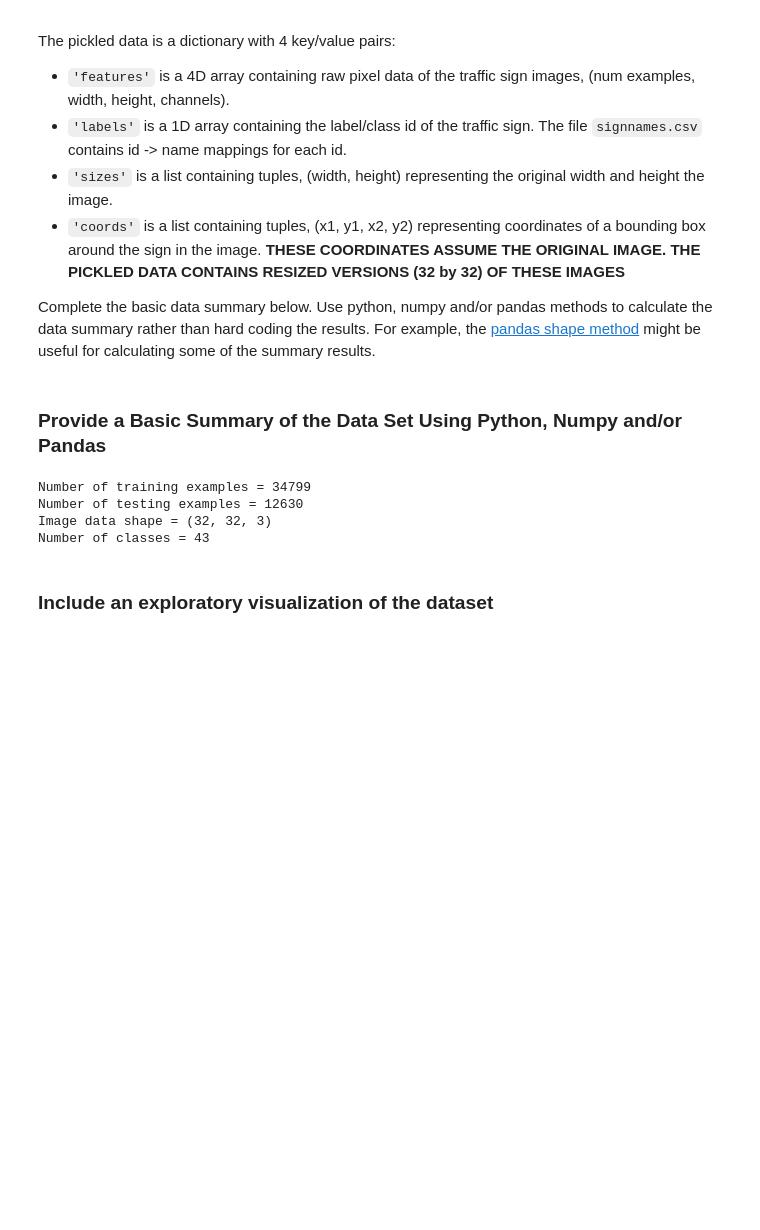
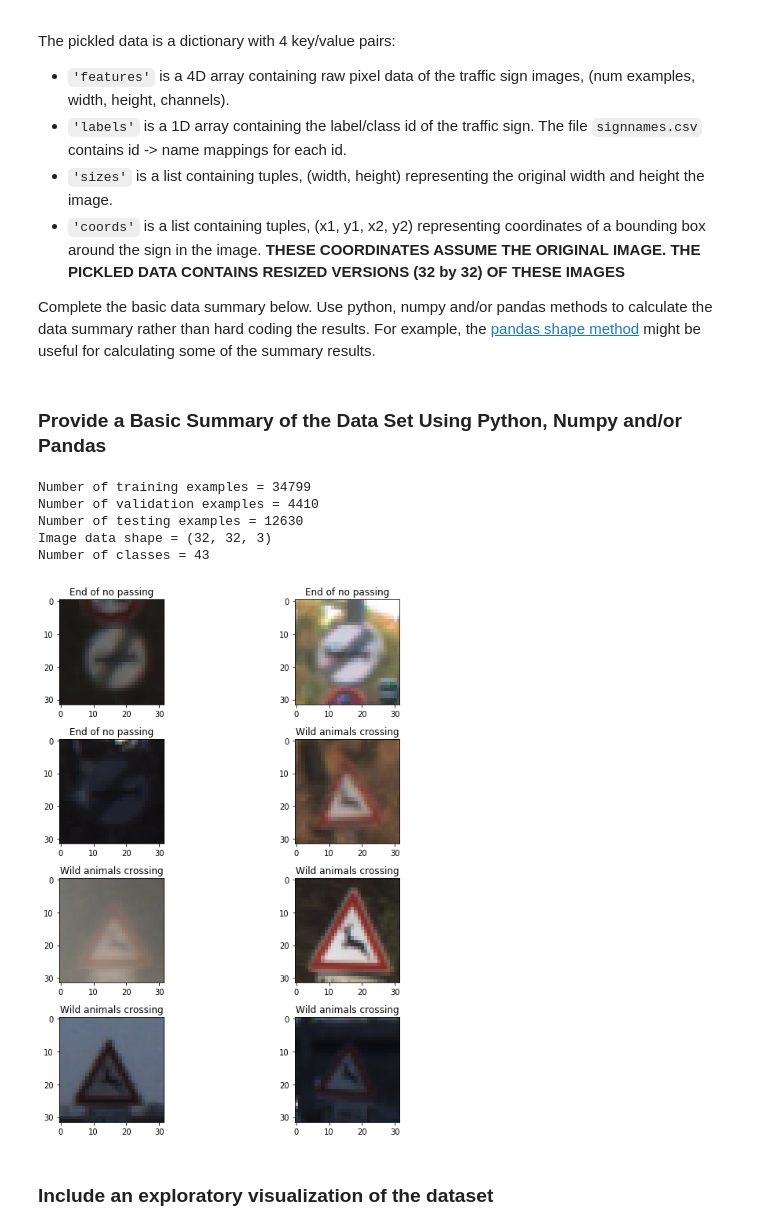
Before and after one commit to diamondspark/Traffic-Sign-Classifier, a Jupyter notebook: Traffic_Sign_Classifier.ipynb, the cells around one changed output. Saved outputs shown, nothing was run; the diff lists cells and outputs as text; code cells hidden in the pictures; blank space fills up the shorter version.

```diff
--- a/Traffic_Sign_Classifier.ipynb
+++ b/Traffic_Sign_Classifier.ipynb
@@ -57,32 +57,48 @@ Complete the basic data summary below. Use python, numpy and/or pandas methods t
 # %%
 ### Replace each question mark with the appropriate value.
 ### Use python, pandas or numpy methods rather than hard coding the results
 import numpy as np
 # TODO: Number of training examples
 n_train = train['labels'].shape[0]
 
 # TODO: Number of validation examples
 n_validation = valid['labels'].shape[0]
 
 # TODO: Number of testing examples.
 n_test = test['labels'].shape[0]
 
 # TODO: What's the shape of an traffic sign image?
 image_shape = train['features'][0].shape
 
 # TODO: How many unique classes/labels there are in the dataset.
 n_class = np.concatenate((train['labels'],valid['labels'],test['labels']))
 n_classes = np.unique(n_class).shape[0]
 
 print("Number of training examples =", n_train)
+print("Number of validation examples =", n_validation)
 print("Number of testing examples =", n_test)
 print("Image data shape =", image_shape)
 print("Number of classes =", n_classes)
+
+
+#Visualize dataset
+import pandas as pd
+labels = pd.read_csv('signnames.csv')
+print (labels.head())
+f, ax = plt.subplots(4,2, figsize=(10,10))
+ax=ax.ravel()
+for i in range(len(ax)):
+    ax[i].imshow(train['features'][i])
+    label = train['labels'][i]
+    ax[i].set_title(labels[labels['ClassId']==label]['SignName'].iat[0])
+f.tight_layout()
 # %% [output]
 Number of training examples = 34799
+Number of validation examples = 4410
 Number of testing examples = 12630
 Image data shape = (32, 32, 3)
 Number of classes = 43
+[figure, added]
 # %% [markdown]
 ### Include an exploratory visualization of the dataset
 # %% [markdown]
```
Also changed, not shown: parts of 22 cells of this notebook.
